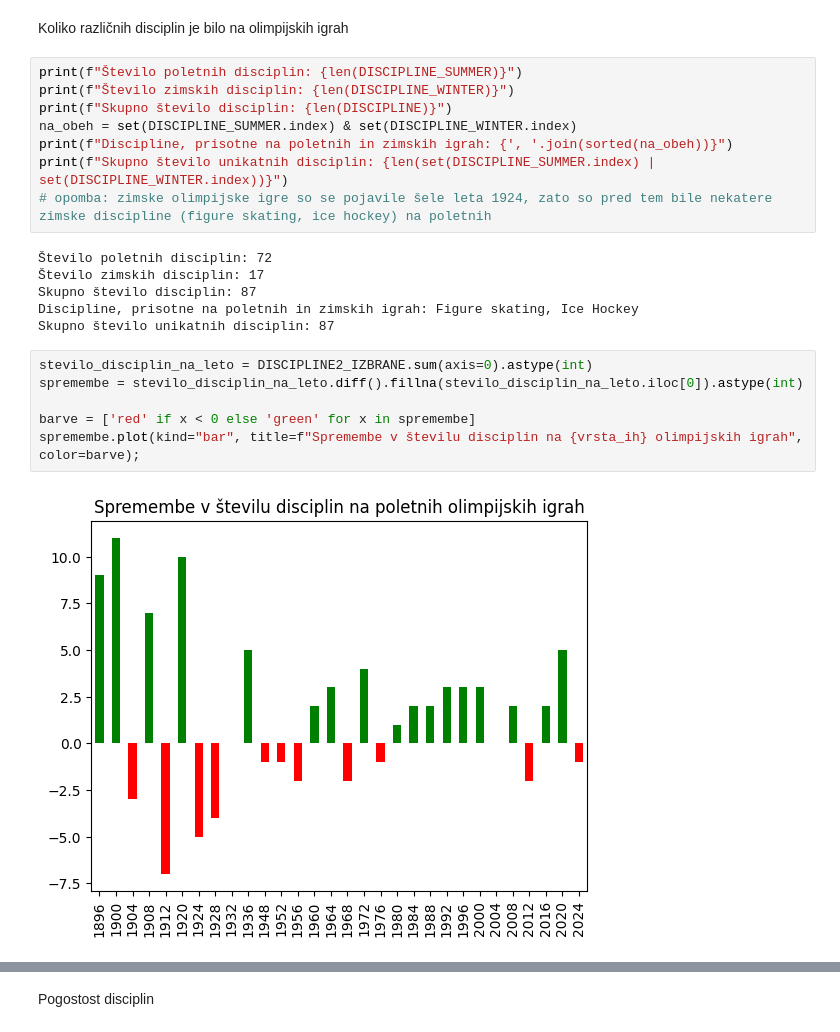
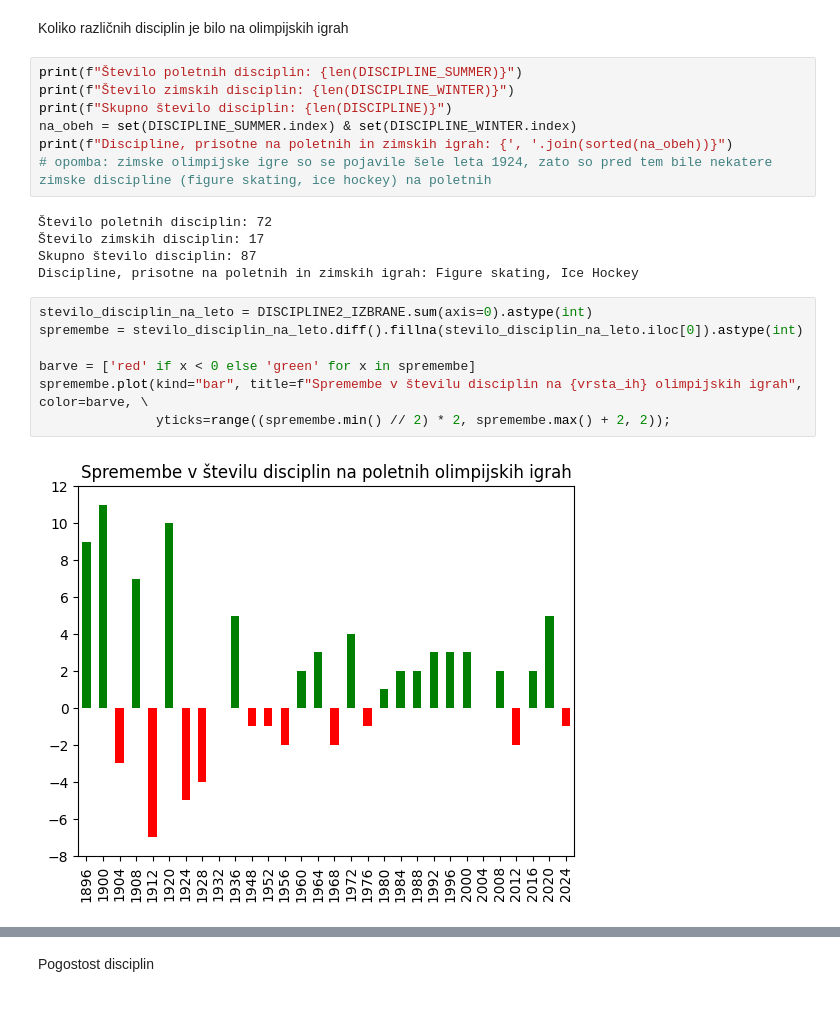
Before and after one commit to Kajaaa9/seminarska_naloga-olimpijske_igre, a Jupyter notebook: oi5_analiza.ipynb, the cells around one changed output, grey strips where cells are left out. Saved outputs shown, nothing was run; the diff lists cells and outputs as text.

```diff
--- a/oi5_analiza.ipynb
+++ b/oi5_analiza.ipynb
@@ -184,22 +190,21 @@ print(f"Število zimskih disciplin: {len(DISCIPLINE_WINTER)}")
 print(f"Skupno število disciplin: {len(DISCIPLINE)}")
 na_obeh = set(DISCIPLINE_SUMMER.index) & set(DISCIPLINE_WINTER.index)
 print(f"Discipline, prisotne na poletnih in zimskih igrah: {', '.join(sorted(na_obeh))}")
-print(f"Skupno število unikatnih disciplin: {len(set(DISCIPLINE_SUMMER.index) | set(DISCIPLINE_WINTER.index))}")
 # opomba: zimske olimpijske igre so se pojavile šele leta 1924, zato so pred tem bile nekatere zimske discipline (figure skating, ice hockey) na poletnih
 # %% [output]
 Število poletnih disciplin: 72
 Število zimskih disciplin: 17
 Skupno število disciplin: 87
 Discipline, prisotne na poletnih in zimskih igrah: Figure skating, Ice Hockey
-Skupno število unikatnih disciplin: 87
 # %%
 stevilo_disciplin_na_leto = DISCIPLINE2_IZBRANE.sum(axis=0).astype(int)
 spremembe = stevilo_disciplin_na_leto.diff().fillna(stevilo_disciplin_na_leto.iloc[0]).astype(int)
 
 barve = ['red' if x < 0 else 'green' for x in spremembe]
-spremembe.plot(kind="bar", title=f"Spremembe v številu disciplin na {vrsta_ih} olimpijskih igrah", color=barve);
+spremembe.plot(kind="bar", title=f"Spremembe v številu disciplin na {vrsta_ih} olimpijskih igrah", color=barve, \
+               yticks=range((spremembe.min() // 2) * 2, spremembe.max() + 2, 2));
 # %% [output]
-[figure, old version]
+[figure, new version]
 # %%
 stevilo_disciplin = DISCIPLINE.sum(axis=0).astype(int)
 barve = ['gold' if 'Summer' in igra else 'skyblue' for igra in stevilo_disciplin.index]
```
Also changed, not shown: parts of 12 cells of this notebook, 4 other files.
